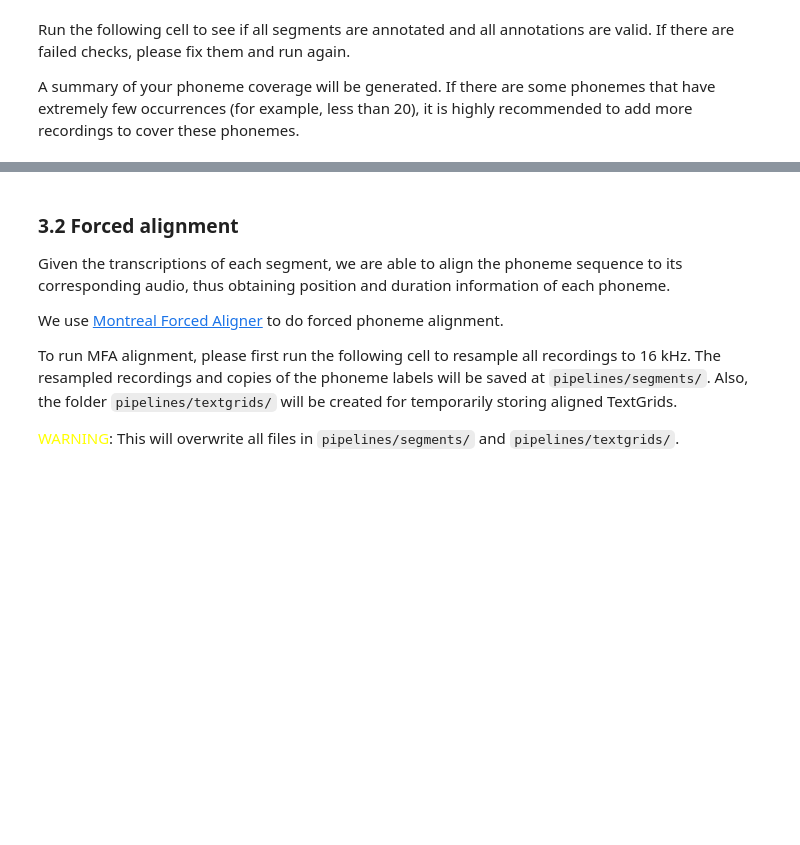
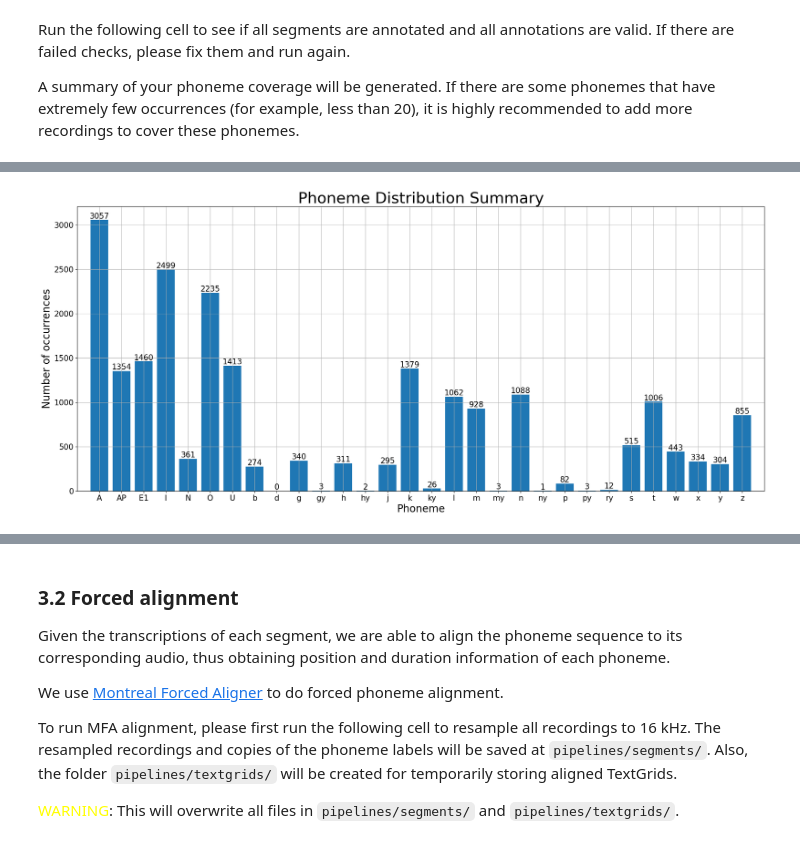
Before and after one commit to EdgeLight/DiffSinger, a Jupyter notebook: pipelines/no_midi_preparation.ipynb, the cells around one changed output, grey strips where cells are left out. Saved outputs shown, nothing was run; the diff lists cells and outputs as text; code cells hidden in the pictures; blank space fills up the shorter version.

```diff
--- a/pipelines/no_midi_preparation.ipynb
+++ b/pipelines/no_midi_preparation.ipynb
@@ -111,7 +113,7 @@ Please edit paths and arguments in the following cell before you run it.
 ########################################
 
 # Configuration for data paths
-sliced_path = r'path/to/your/sliced/recordings'  # Path to hold the sliced segments of your recordings
+sliced_path = r'/root/wavs_sliced'  # Path to hold the sliced segments of your recordings
 
 # Slicer arguments
 db_threshold_ = -40.
@@ -177,7 +189,7 @@ In this section, we validate your recording segments.
 ########################################
 
 # Configuration for data paths
-sliced_path = r'path/to/your/sliced/recordings'  # Path to your sliced segments of recordings
+sliced_path = r'/root/autodl-tmp/wav'  # Path to your sliced segments of recordings
 
 ########################################
 
@@ -252,7 +283,7 @@ A summary of your phoneme coverage will be generated. If there are some phonemes
 import utils.distribution as dist
 
 # Load dictionary
-dict_path = '../dictionaries/opencpop-extension.txt'
+dict_path = '../dictionaries/jp_replaced.txt'
 with open(dict_path, 'r', encoding='utf8') as f:
     rules = [ln.strip().split('\t') for ln in f.readlines()]
 dictionary = {}
@@ -326,0 +360,82 @@ print(f'Summary saved to \'{phoneme_summary}\'.')
+# %%
+import os
+import matplotlib.pyplot as plt
+from tqdm.notebook import tqdm
+from textgrid import TextGrid
+import utils.distribution as dist
+
+# Load dictionary
+dict_path = '../dictionaries/jp_replaced.txt'
+with open(dict_path, 'r', encoding='utf8') as f:
+    rules = [ln.strip().split('\t') for ln in f.readlines()]
+dictionary = {}
+phoneme_set = set()
+for r in rules:
+    phonemes = r[1].split()
+    dictionary[r[0]] = phonemes
+    phoneme_set.update(phonemes)
+
+# Run checks
+check_failed = False
+covered = set()
+phoneme_map = {}
+for ph in sorted(phoneme_set):
+    phoneme_map[ph] = 0
+
+segment_pairs = []
+
+for file in tqdm(sliced_filelist):
+    filename = os.path.basename(file)
+    name_without_ext = filename.rsplit('.', maxsplit=1)[0]
+    textgrid_path = os.path.join(os.path.dirname(os.path.abspath(sliced_path)), 'TextGrid', f'{name_without_ext}.TextGrid')
+    if not os.path.exists(textgrid_path):
+        print(f'No TextGrid file found for \'{filename}\'!')
+        check_failed = True
+        continue
+
+    tg = TextGrid()
+    tg.read(textgrid_path)
+    phones_tier = None
+    for tier in tg:
+        if tier.name == 'phones':
+            phones_tier = tier
+            break
+    if phones_tier is None:
+        print(f'No phones tier found in TextGrid file \'{textgrid_path}\'!')
+        check_failed = True
+        continue
+
+    for interval in phones_tier.intervals:
+        if interval.mark == 'SP':
+            continue
+        phoneme_map[interval.mark] += 1
+        covered.add(interval.mark)
+
+# Phoneme coverage
+uncovered = phoneme_set - covered
+if uncovered:
+    print('The following phonemes are not covered!')
+    print(sorted(uncovered))
+    print('Please add more recordings to cover these phonemes.')
+    check_failed = True
+
+if not check_failed:
+    print('Congratulations! All annotations are well prepared.')
+    print('Here is a summary of your phoneme coverage.')
+
+phoneme_list = sorted(phoneme_set)
+phoneme_counts = [phoneme_map[ph] for ph in phoneme_list]
+dist.draw_distribution(
+    title='Phoneme Distribution Summary',
+    x_label='Phoneme',
+    y_label='Number of occurrences',
+    items=phoneme_list,
+    values=phoneme_counts
+)
+phoneme_summary = os.path.join(sliced_path, 'phoneme_distribution.jpg')
+plt.savefig(fname=phoneme_summary,
+            bbox_inches='tight',
+            pad_inches=0.25)
+plt.show()
+print(f'Summary saved to \'{phoneme_summary}\'.')
+# %% [output]
@@ -326,0 +445 @@ print(f'Summary saved to \'{phoneme_summary}\'.')
+[figure, added]
```
Also changed, not shown: parts of 12 cells of this notebook, 1 other file.
